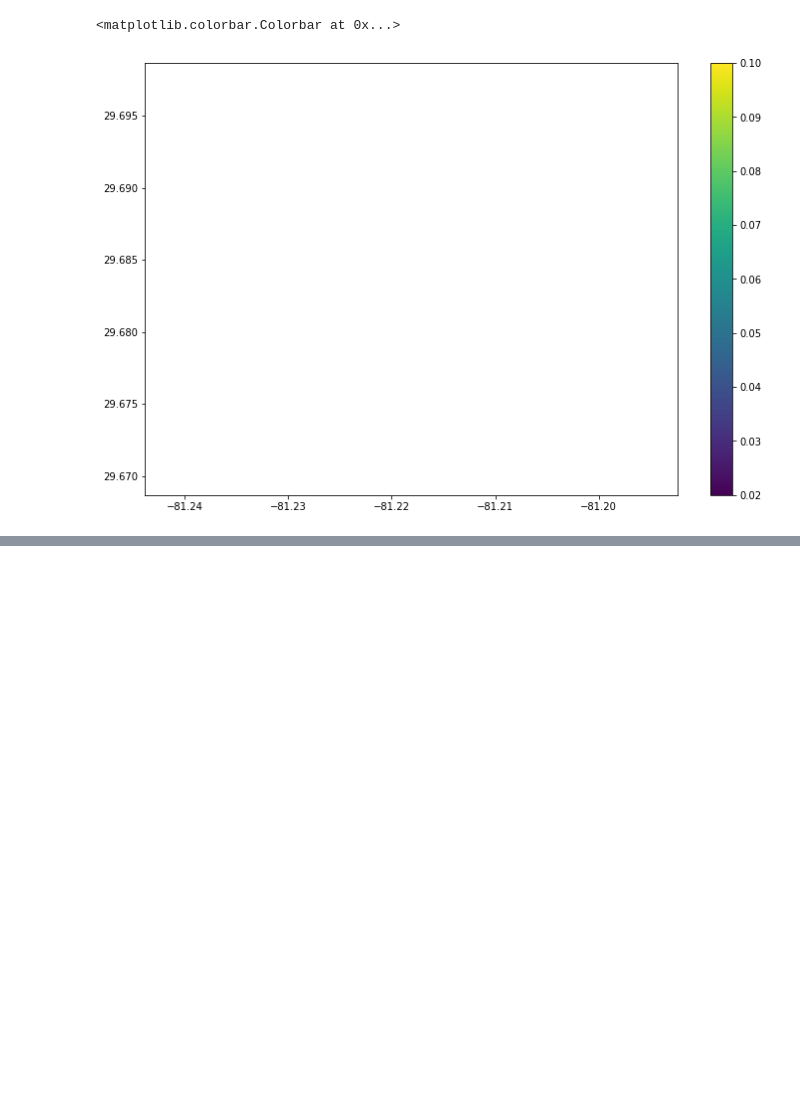
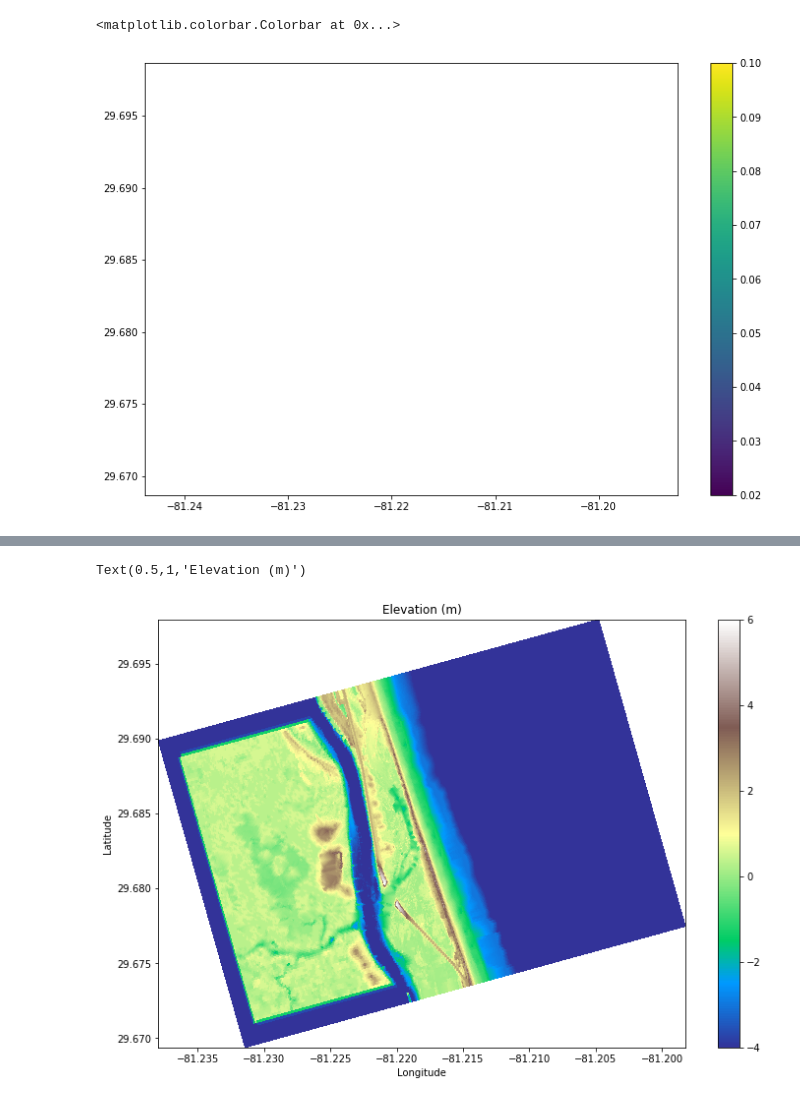
Before and after one commit to csherwood-usgs/Matanzas_CRF_to_roughness, a Jupyter notebook: Matanzas_CRF_to_roughness.ipynb, the cells around one changed output, grey strips where cells are left out. Saved outputs shown, nothing was run; the diff lists cells and outputs as text; code cells hidden in the pictures; blank space fills up the shorter version.

```diff
--- a/Matanzas_CRF_to_roughness.ipynb
+++ b/Matanzas_CRF_to_roughness.ipynb
@@ -146,0 +169,10 @@ ValueError: One of the requested xi is out of bounds in dimension 0
+# %%
+fig = plt.figure(figsize=[12,8])
+plt.pcolormesh(lon,lat,dep,vmin=-4,vmax=6,cmap=plt.cm.terrain )
+plt.ylabel('Latitude')
+plt.xlabel('Longitude')
+plt.colorbar()
+plt.title('Elevation (m)')
+# %% [output]
+Text(0.5,1,'Elevation (m)')
+[figure, added]
```
Also changed, not shown: parts of 15 cells of this notebook, 1 other file.
